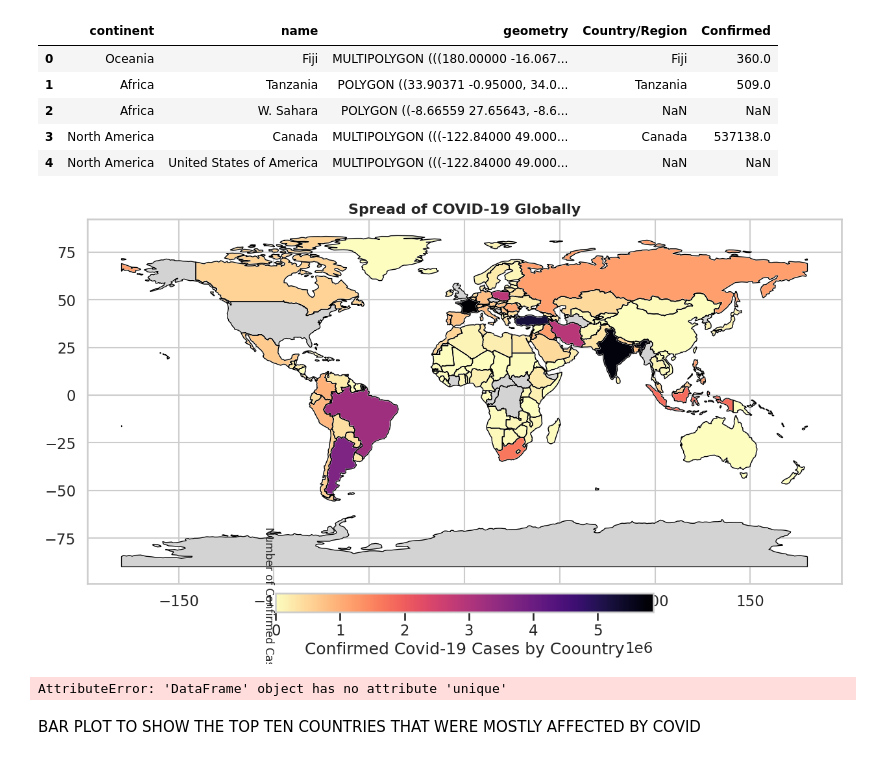
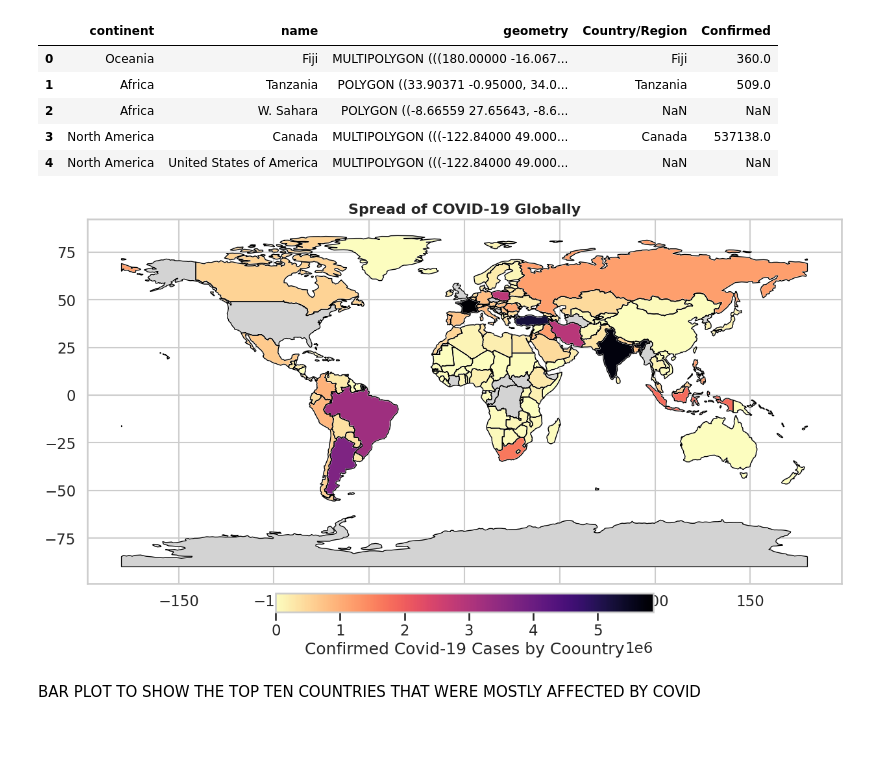
Before and after one commit to Mercymerine/Pandas-Analysis, a Jupyter notebook: project_covid.ipynb, the cells around one changed output. Cells and saved outputs as stored; diff of their text form; code cells hidden in the pictures.

```diff
--- a/project_covid.ipynb
+++ b/project_covid.ipynb
@@ -251,27 +253,21 @@ world_maximum.head()
 # %%
 fig, ax=plt.subplots(1, 1, figsize=(15, 10))
 
 #Plotting world boundaries
 world_maximum.boundary.plot(ax=ax, linewidth=1, color='black')
 
 #Plotting confirmes cases by country
 world_maximum.plot(column='Confirmed', ax=ax, legend=True, legend_kwds={'label':'Confirmed Covid-19 Cases by Coountry', 'orientation':'horizontal', 'shrink':0.5, 'pad':0.02}, cmap='magma_r', missing_kwds={'color':'lightgrey'})
 
 #Adding a color bar
 cbar = ax.get_figure().get_axes()[1]
-cbar.set_ylabel('Number of Confirmed Cases', rotation=270, labelpad=15, fontsize=12)
 
-#Customizing legend
-#legend = ax.get_legend()
-#legend.set_title('Confirmed Cases', fontsize=12)
+
+
 plt.title('Spread of COVID-19 Globally', fontweight='bold', fontsize=16)
 plt.show()
 # %% [output]
-[figure, old version]
+[figure, new version]
-# %%
-maximum.unique()
-# %% [output]
-AttributeError: 'DataFrame' object has no attribute 'unique'
 # %% [markdown]
 BAR PLOT TO SHOW THE TOP TEN COUNTRIES THAT WERE MOSTLY AFFECTED BY COVID
 # %%
```
Also changed, not shown: parts of 2 cells of this notebook.
